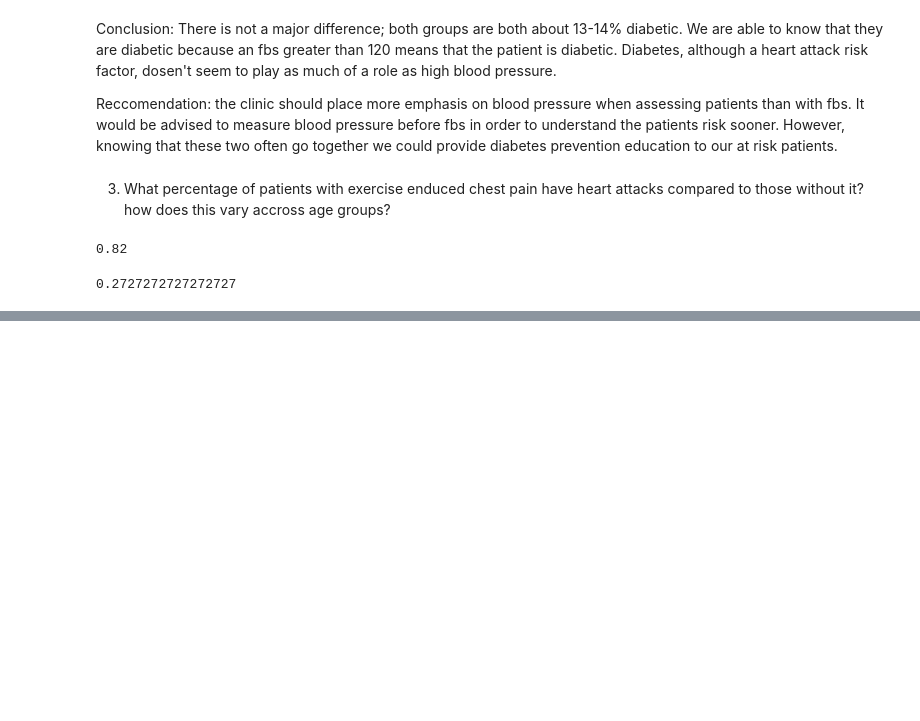
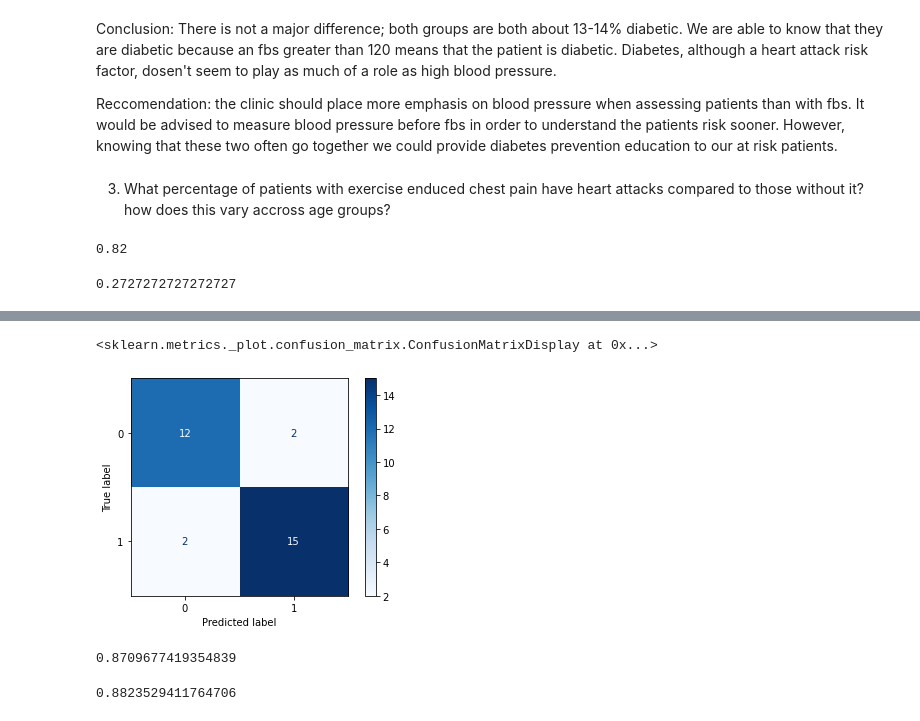
Before and after one commit to spe301/healthcare-ds, a Jupyter notebook: Heart_Attacks.ipynb, the cells around one changed output, grey strips where cells are left out. Cells and saved outputs as stored; diff of their text form; code cells hidden in the pictures; blank space fills up the shorter version.

```diff
--- a/Heart_Attacks.ipynb
+++ b/Heart_Attacks.ipynb
@@ -82,0 +190,3 @@ len(no_pain.loc[no_pain['output']==1]) / len(no_pain)
+# %%
+df2 = df.drop(['cp_type', 'restecg_type'], axis='columns')
+df2.head()
@@ -82,0 +200,2 @@ len(no_pain.loc[no_pain['output']==1]) / len(no_pain)
+# %%
+results = Wrappers().WrapML(df2, 'output', 'classification', quiet=False)
@@ -82,0 +252,18 @@ len(no_pain.loc[no_pain['output']==1]) / len(no_pain)
+# %%
+model = results[0]
+train = results[1]
+val = results[2]
+# %%
+model.fit(train.drop(['output'], axis='columns'), train['output'])
+Evaluater().BuildConfusion(model, val.drop(['output'], axis='columns'), val['output'])
+# %% [output]
+<sklearn.metrics._plot.confusion_matrix.ConfusionMatrixDisplay at 0x...>
+[figure, added]
+# %%
+27/31
+# %% [output]
+0.8709677419354839
+# %%
+15/17
+# %% [output]
+0.8823529411764706
```
Also changed, not shown: parts of 16 cells of this notebook.
